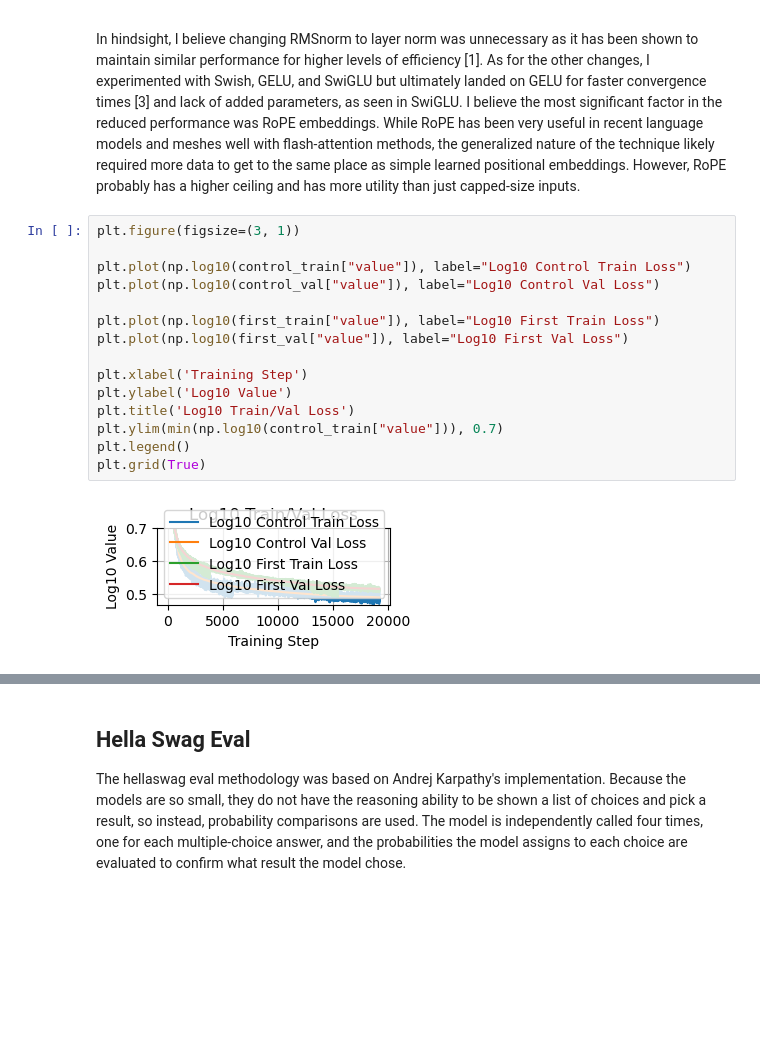
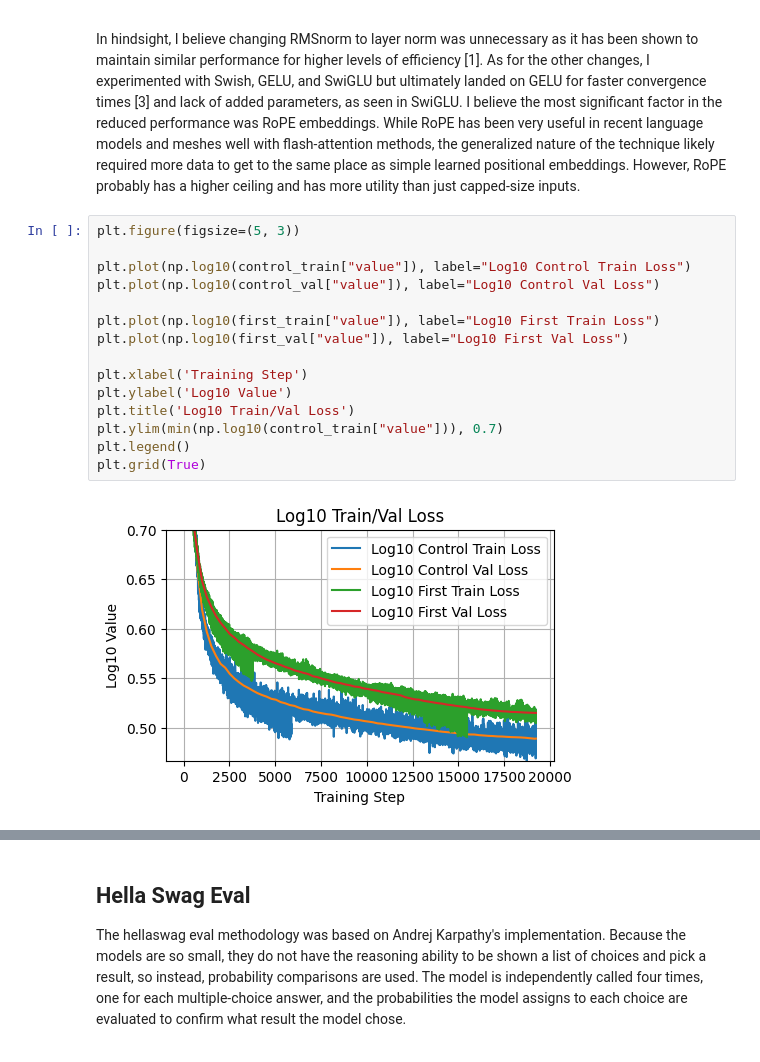
Before and after one commit to hachoj/ImportantProjects, a Jupyter notebook: LLMs/MicroLM/ReverseKLD Efficacy for Small Language Models.ipynb, the cells around one changed output, grey strips where cells are left out. Drawn from its saved outputs; the diff is of its cells as text; blank space fills up the shorter version.

Commit message:
accidentily made plots unreadable

```diff
--- a/LLMs/MicroLM/ReverseKLD Efficacy for Small Language Models.ipynb
+++ b/LLMs/MicroLM/ReverseKLD Efficacy for Small Language Models.ipynb
@@ -37,20 +37,20 @@ The initial student model was trained two times. Both models used the ~10B token
 
 In hindsight, I believe changing RMSnorm to layer norm was unnecessary as it has been shown to maintain similar performance for higher levels of efficiency [1]. As for the other changes, I experimented with Swish, GELU, and SwiGLU but ultimately landed on GELU for faster convergence times [3] and lack of added parameters, as seen in SwiGLU. I believe the most significant factor in the reduced performance was RoPE embeddings. While RoPE has been very useful in recent language models and meshes well with flash-attention methods, the generalized nature of the technique likely required more data to get to the same place as simple learned positional embeddings. However, RoPE probably has a higher ceiling and has more utility than just capped-size inputs.
 # %%
-plt.figure(figsize=(3, 1))
+plt.figure(figsize=(5, 3))
 
 plt.plot(np.log10(control_train["value"]), label="Log10 Control Train Loss")
 plt.plot(np.log10(control_val["value"]), label="Log10 Control Val Loss")
 
 plt.plot(np.log10(first_train["value"]), label="Log10 First Train Loss")
 plt.plot(np.log10(first_val["value"]), label="Log10 First Val Loss")
 
 plt.xlabel('Training Step')
 plt.ylabel('Log10 Value')
 plt.title('Log10 Train/Val Loss')
 plt.ylim(min(np.log10(control_train["value"])), 0.7)
 plt.legend()
 plt.grid(True)
 # %% [output]
-[figure, old version]
+[figure, new version]
 # %%
```
Also changed, not shown: parts of 2 cells of this notebook.
